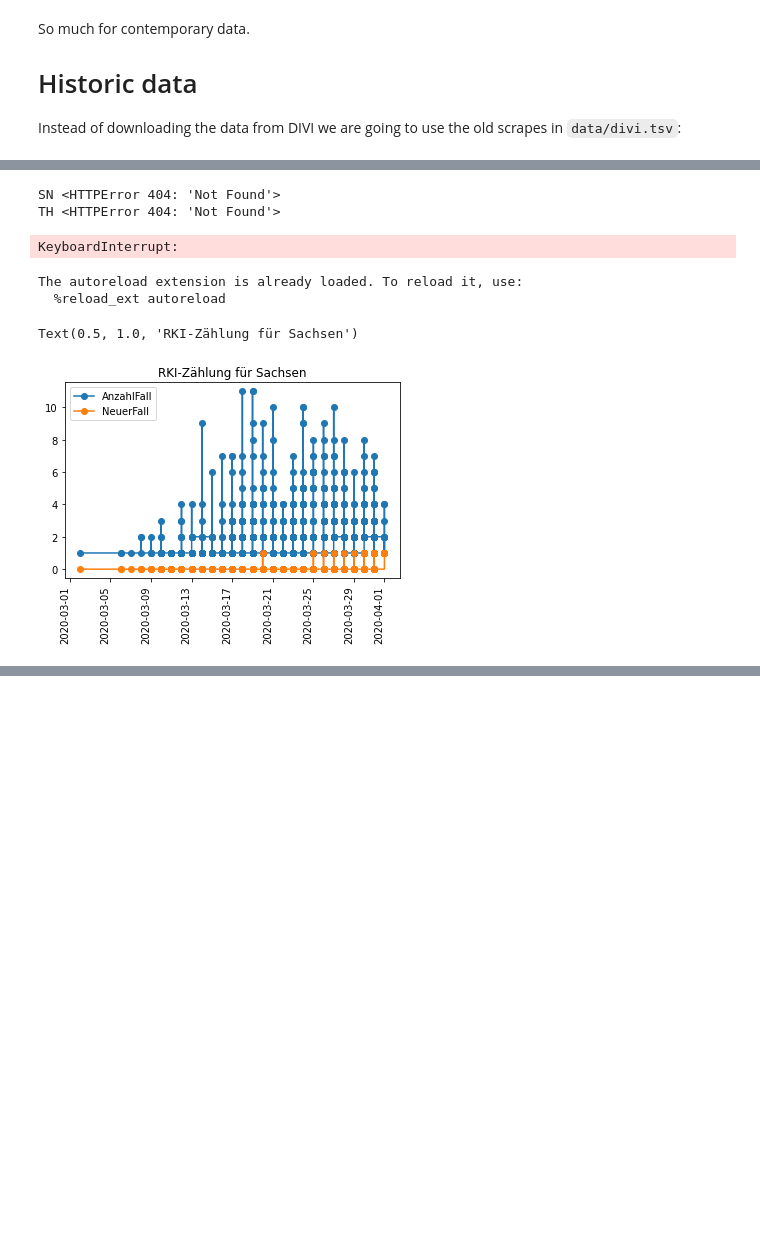
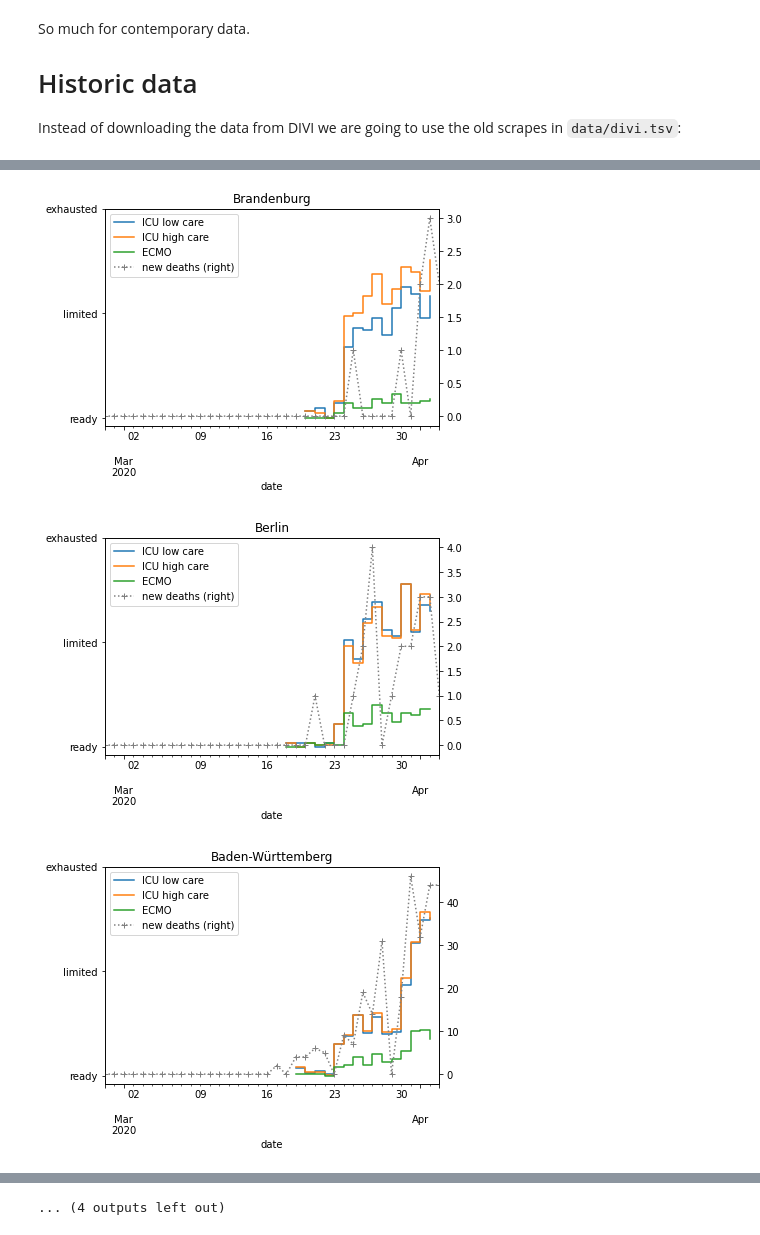
Before and after one commit to pschwede/covid19plots, a Jupyter notebook: scrape_divi.ipynb, the cells around one changed output, grey strips where cells are left out. Saved outputs shown, nothing was run; the diff lists cells and outputs as text; code cells hidden in the pictures; blank space fills up the shorter version.

Commit message:
using entorbs data to do further analysis

```diff
--- a/scrape_divi.ipynb
+++ b/scrape_divi.ipynb
@@ -174,5 +173,6 @@ df
 # %%
 import matplotlib.dates as mdates
+from scrape import entorb
 
 federal_state_translation = {
     "BB": "Brandenburg",
@@ -184,7 +184,7 @@ federal_state_translation = {
     "HH": "Hamburg",
     "MV": "Mecklenburg-Vorpommern",
     "NI": "Niedersachsen",
-    "NRW": "Nordrhein-Westfalen",
+    "NW": "Nordrhein-Westfalen",
     "RP": "Rheinland-Pfalz",
     "SH": "Schleswig-Holstein",
     "SL": "Saarland",
@@ -196,10 +196,11 @@ federal_state_translation = {
 columns = ['ICU low care', 'ICU high care', 'ECMO']
 federal_states = list(set(df['Bundesland']))
 exhaustion = dict()
+num_clinics = dict()
 
 # plot each bundesland's total exhaustion
 # but also keep each curve in dict bundesland_curves for later correlations
-for federal_state in federal_states:
+for federal_state in federal_state_translation:
     if federal_state == "0":
         continue
 
@@ -207,8 +208,10 @@ for federal_state in federal_states:
     federal_state_clinics = list(set(df[df['Bundesland'] == federal_state]['Klinikname']))
 
     # One clinic enters "0" as their bundesland but is actually situated in NRW
-    if federal_state == "NRW":
+    if federal_state == "NW":
         appendix = list(set(df[df['Bundesland'] == "0"]['Klinikname']))
+        federal_state_clinics = list(set(federal_state_clinics + appendix))
+        appendix = list(set(df[df['Bundesland'] == "NRW"]['Klinikname']))
         federal_state_clinics = list(set(federal_state_clinics + appendix))
 
     # apply padding to each clinic's curve
@@ -228,9 +231,4 @@ for federal_state in federal_states:
             clinics_curves_sum = clinics_curves_sum.add(clinic_curve, fill_value=0)
 
     exhaustion[federal_state] = clinics_curves_sum
-    clinics_curves_sum.plot(kind='line', drawstyle="steps-post", y=columns, marker='o', rot=90)
-
-    num_clinics = len(federal_state_clinics)
-    plt.yticks([0.0 * num_clinics, 0.5 * num_clinics, 1.0 * num_clinics],
-               ["ready", "limited", "exhausted"])
-    plt.title("Kliniken in %s" % federal_state_translation[federal_state])
+    num_clinics[federal_state] = len(federal_state_clinics)
@@ -251,28 +235,20 @@ for federal_state in federal_states:
-# %%
-from time import sleep
-from scrape import entorb
-for bundesland in bundeslands:
-    try:
-        sleep(200)
-        cases = entorb.to_dataframe(bundesland)
-        cases.plot()
-        plt.title("Fälle in %s" % bundesland_translate[bundesland])
-    except Exception as e:
-        print(bundesland, repr(e))
-# %% [output]
-SN <HTTPError 404: 'Not Found'>
-TH <HTTPError 404: 'Not Found'>
-KeyboardInterrupt:
-# %%
-%load_ext autoreload
-%autoreload 2
-from scrape import rki
-federal_state = 'SN'
-rki.to_dataframe(federal_state, cumulated=False) \
-.plot(kind='line', drawstyle="steps-post", marker='o', rot=90)
-plt.title("RKI-Zählung für %s" % federal_state_translation[federal_state])
-# %% [output]
-The autoreload extension is already loaded. To reload it, use:
-  %reload_ext autoreload
-Text(0.5, 1.0, 'RKI-Zählung für Sachsen')
-[figure, removed]
+# %%
+infections = dict()
+deaths = dict()
+for federal_state in federal_state_translation:
+    infections[federal_state] = entorb.to_dataframe("NW" if federal_state in ['NRW', '0'] else federal_state)['new infections']
+    deaths[federal_state] = entorb.to_dataframe("NW" if federal_state in ['NRW', '0'] else federal_state)['new deaths']
+# %%
+for federal_state in federal_state_translation:
+    exhaustion[federal_state].plot(kind='line', drawstyle='steps-post', y=columns, marker='')
+    plt.yticks([0.0 * num_clinics[federal_state], 0.5 * num_clinics[federal_state], 1.0 * num_clinics[federal_state]],
+               ["ready", "limited", "exhausted"])
+
+    deaths[federal_state].plot(kind='line', secondary_y=True, color='grey', linestyle=':', marker='+', legend=True)
+    #infections[federal_state].plot(kind='line', secondary_y=True, color='red', linestyle='-', marker='')
+
+    plt.title("%s" % federal_state_translation[federal_state])
+# %% [output]
+[figure, added]
+[figure, added]
+[figure, added]
@@ -278,0 +264 @@ Text(0.5, 1.0, 'RKI-Zählung für Sachsen')
+... (4 outputs left out)
```
Also changed, not shown: parts of 11 cells of this notebook, 1 other file.
